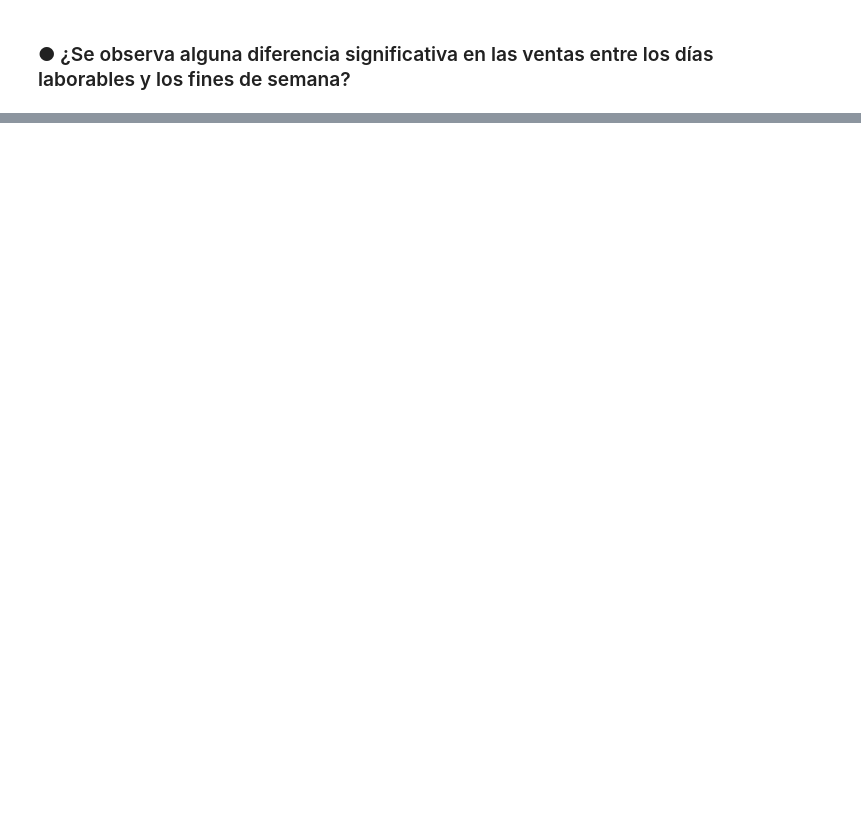
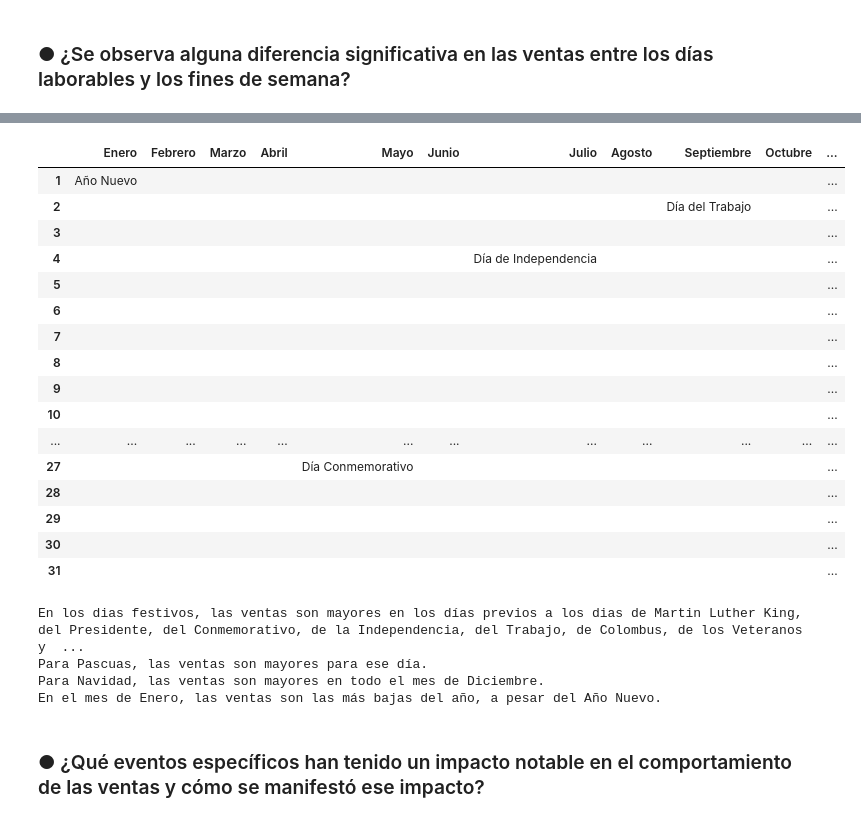
Before and after one commit to ilDiegoCC/PHY_BIGDATA_lab1, a Jupyter notebook: Laboratorio_01.ipynb, the cells around one changed output, grey strips where cells are left out. Saved outputs shown, nothing was run; the diff lists cells and outputs as text; code cells hidden in the pictures; blank space fills up the shorter version.

```diff
--- a/Laboratorio_01.ipynb
+++ b/Laboratorio_01.ipynb
@@ -1657,0 +1954,28 @@ A lo largo de los días, las venta varían dentro de su promedio mensual
+# %%
+# Se crea el objeto de grafico para representar el total de ventas de Enero por dia
+fig = go.Figure()
+# Se agrega a la figura un grafico de linea con los dias y el total de ventas por dia del mes de Enero
+# i -> indice del mes de Enero
+i=3
+
+fig.add_trace(go.Scatter(
+        x = list(range(1,dias_meses[meses[i]]+1)),
+        y = df_total_ventas_anual_dia[meses[i]],
+        name=meses[i],
+        line=dict(color= colores_meses[i],
+                  shape='spline',
+                  smoothing=0.8,
+                  width=1)
+        )
+    )
+
+# Se configura los ejes y los titulos
+fig.update_layout(
+    title='Total de Ventas Anual por Dia del Mes de'+ ' ' + meses[i],
+    xaxis=dict(title='Dia del Mes', tickvals=df_total_ventas_anual_dia.index),
+    yaxis=dict(title='Total de Ventas', side='left'),
+    template='plotly_dark',
+    height=600
+
+)
+fig.show()
@@ -1657,0 +2107,23 @@ A lo largo de los días, las venta varían dentro de su promedio mensual
+# %%
+for i in range(len(df_dias_eventos)):
+    df_matriz_dias_eventos.at[int(df_dias_eventos['dia'][i]),df_dias_eventos['mes'][i]] = df_dias_eventos['Festividad'][i]
+
+df_matriz_dias_eventos
+# %% [output]
+|  | Enero | Febrero | Marzo | Abril | Mayo | Junio | Julio | Agosto | Septiembre | Octubre | ... |
+| 1 | Año Nuevo |  |  |  |  |  |  |  |  |  | ... |
+| 2 |  |  |  |  |  |  |  |  | Día del Trabajo |  | ... |
+| 3 |  |  |  |  |  |  |  |  |  |  | ... |
+| 4 |  |  |  |  |  |  | Día de Independencia |  |  |  | ... |
+| 5 |  |  |  |  |  |  |  |  |  |  | ... |
+| 6 |  |  |  |  |  |  |  |  |  |  | ... |
+| 7 |  |  |  |  |  |  |  |  |  |  | ... |
+| 8 |  |  |  |  |  |  |  |  |  |  | ... |
+| 9 |  |  |  |  |  |  |  |  |  |  | ... |
+| 10 |  |  |  |  |  |  |  |  |  |  | ... |
+| ... | ... | ... | ... | ... | ... | ... | ... | ... | ... | ... | ... |
+| 27 |  |  |  |  | Día Conmemorativo |  |  |  |  |  | ... |
+| 28 |  |  |  |  |  |  |  |  |  |  | ... |
+| 29 |  |  |  |  |  |  |  |  |  |  | ... |
+| 30 |  |  |  |  |  |  |  |  |  |  | ... |
+| 31 |  |  |  |  |  |  |  |  |  |  | ... |
@@ -1657,0 +2152,12 @@ A lo largo de los días, las venta varían dentro de su promedio mensual
+# %%
+print('En los dias festivos, las ventas son mayores en los días previos a los dias de Martin Luther King, del Presidente, del Conmemorativo, de la Independencia, del Trabajo, de Colombus, de los Veteranos y el día de Acción de Gracias. ')
+print('Para Pascuas, las ventas son mayores para ese día.')
+print('Para Navidad, las ventas son mayores en todo el mes de Diciembre.')
+print('En el mes de Enero, las ventas son las más bajas del año, a pesar del Año Nuevo.')
+# %% [output]
+En los dias festivos, las ventas son mayores en los días previos a los dias de Martin Luther King, del Presidente, del Conmemorativo, de la Independencia, del Trabajo, de Colombus, de los Veteranos y  ...
+Para Pascuas, las ventas son mayores para ese día.
+Para Navidad, las ventas son mayores en todo el mes de Diciembre.
+En el mes de Enero, las ventas son las más bajas del año, a pesar del Año Nuevo.
+# %% [markdown]
+### ● ¿Qué eventos específicos han tenido un impacto notable en el comportamiento de las ventas y cómo se manifestó ese impacto?
```
Also changed, not shown: parts of 45 cells of this notebook, 16 other files.
